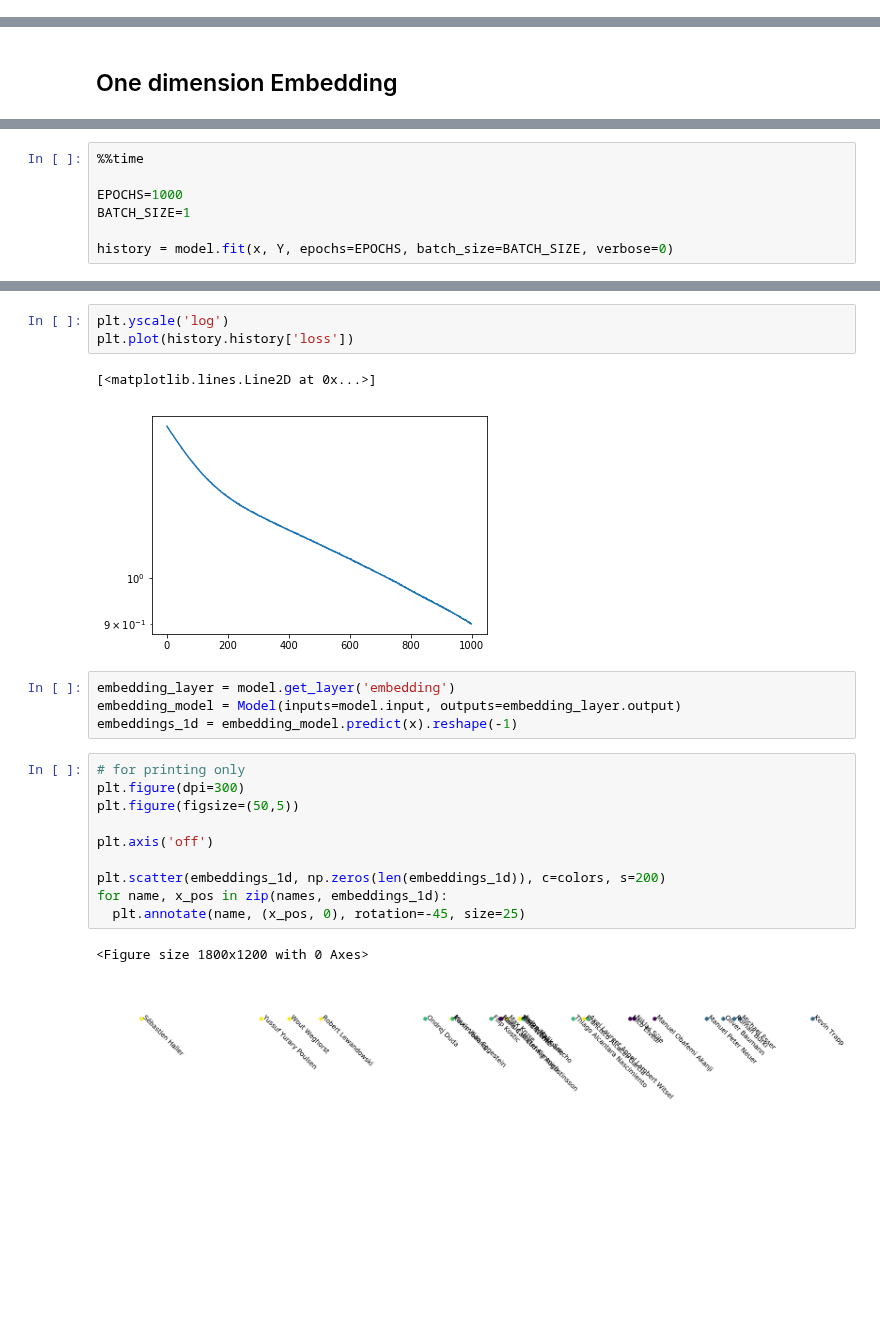
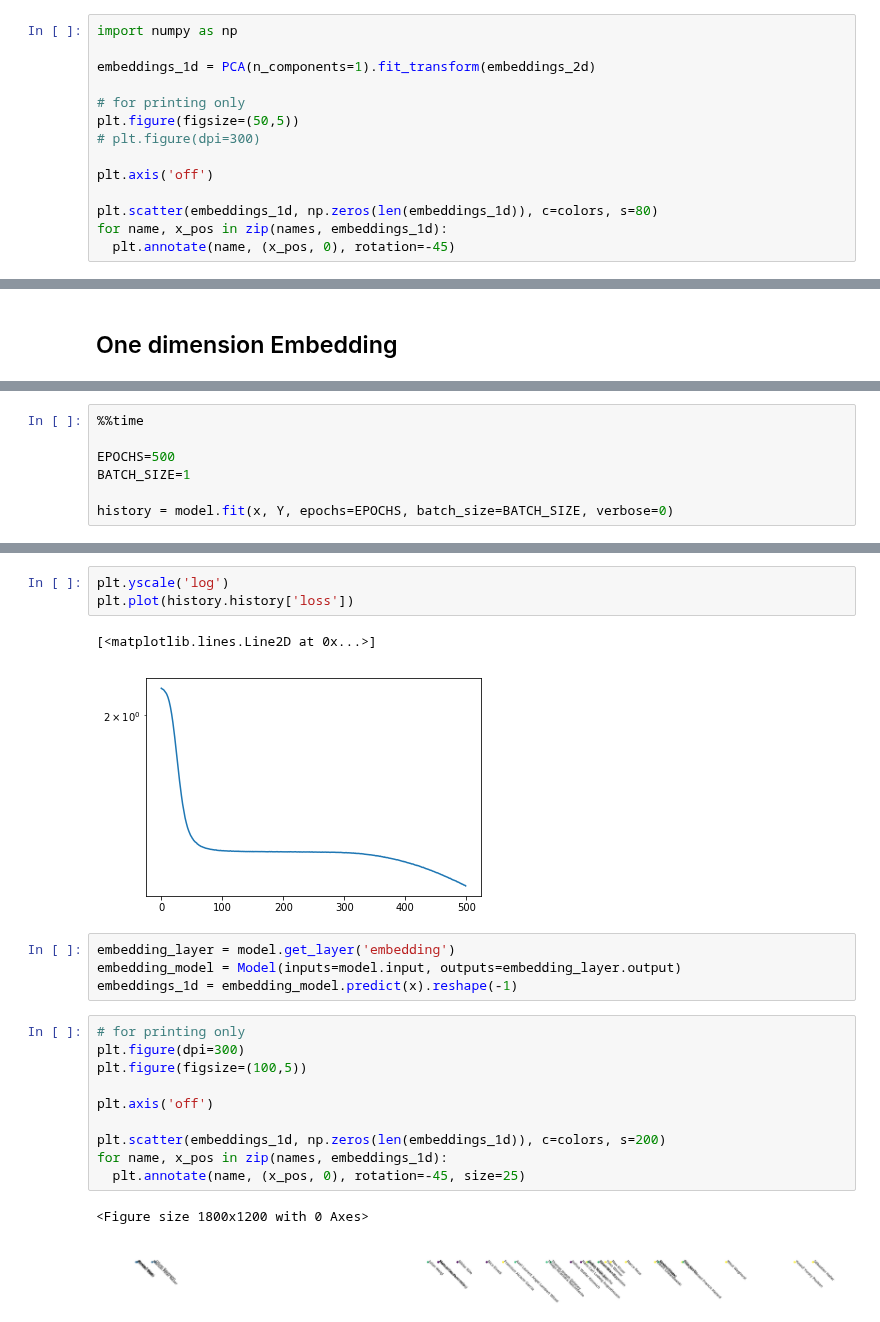
Before and after one commit to subodhchhabra/ai, a Jupyter notebook: docs/img/football/embedding.ipynb, the cells around one changed output, grey strips where cells are left out. Drawn from its saved outputs; the diff is of its cells as text; blank space fills up the shorter version.

```diff
--- a/docs/img/football/embedding.ipynb
+++ b/docs/img/football/embedding.ipynb
@@ -375,0 +375,14 @@ for name, x_pos in zip(names, embeddings_1d):
+# %%
+import numpy as np
+
+embeddings_1d = PCA(n_components=1).fit_transform(embeddings_2d)
+
+# for printing only
+plt.figure(figsize=(50,5))
+# plt.figure(dpi=300)
+
+plt.axis('off')
+
+plt.scatter(embeddings_1d, np.zeros(len(embeddings_1d)), c=colors, s=80)
+for name, x_pos in zip(names, embeddings_1d):
+  plt.annotate(name, (x_pos, 0), rotation=-45)
@@ -419,7 +434,7 @@ _________________________________________________________________
 # %%
 %%time
 
-EPOCHS=1000
+EPOCHS=500
 BATCH_SIZE=1
 
 history = model.fit(x, Y, epochs=EPOCHS, batch_size=BATCH_SIZE, verbose=0)
@@ -443,7 +458,7 @@ plt.yscale('log')
 plt.plot(history.history['loss'])
 # %% [output]
 [<matplotlib.lines.Line2D at 0x...>]
-[figure, old version]
+[figure, new version]
 # %%
 embedding_layer = model.get_layer('embedding')
 embedding_model = Model(inputs=model.input, outputs=embedding_layer.output)
@@ -451,13 +466,13 @@ embeddings_1d = embedding_model.predict(x).reshape(-1)
 # %%
 # for printing only
 plt.figure(dpi=300)
-plt.figure(figsize=(50,5))
+plt.figure(figsize=(100,5))
 
 plt.axis('off')
 
 plt.scatter(embeddings_1d, np.zeros(len(embeddings_1d)), c=colors, s=200)
 for name, x_pos in zip(names, embeddings_1d):
   plt.annotate(name, (x_pos, 0), rotation=-45, size=25)
 # %% [output]
 <Figure size 1800x1200 with 0 Axes>
-[figure, old version]
+[figure, new version]
```
Also changed, not shown: parts of 22 cells of this notebook.
